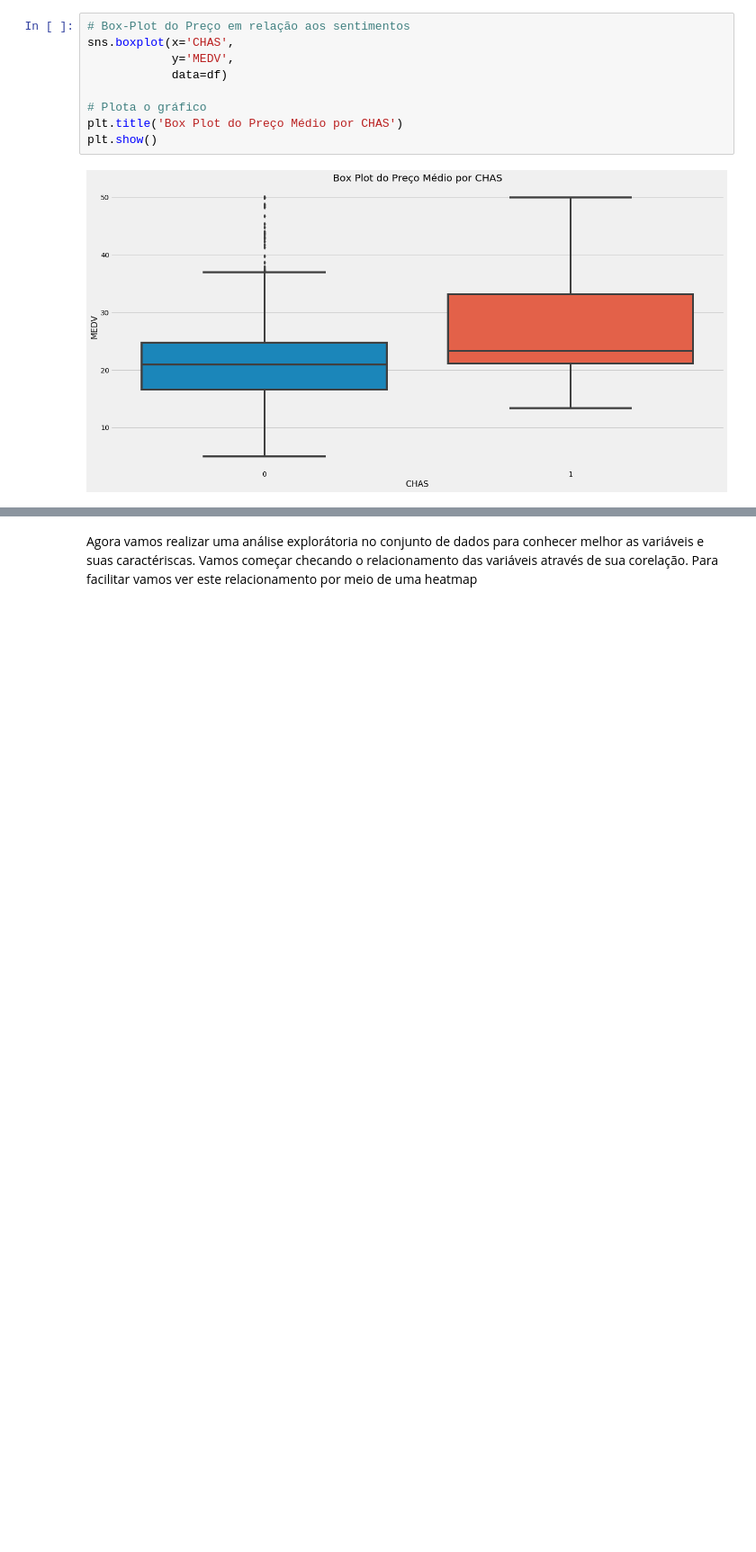
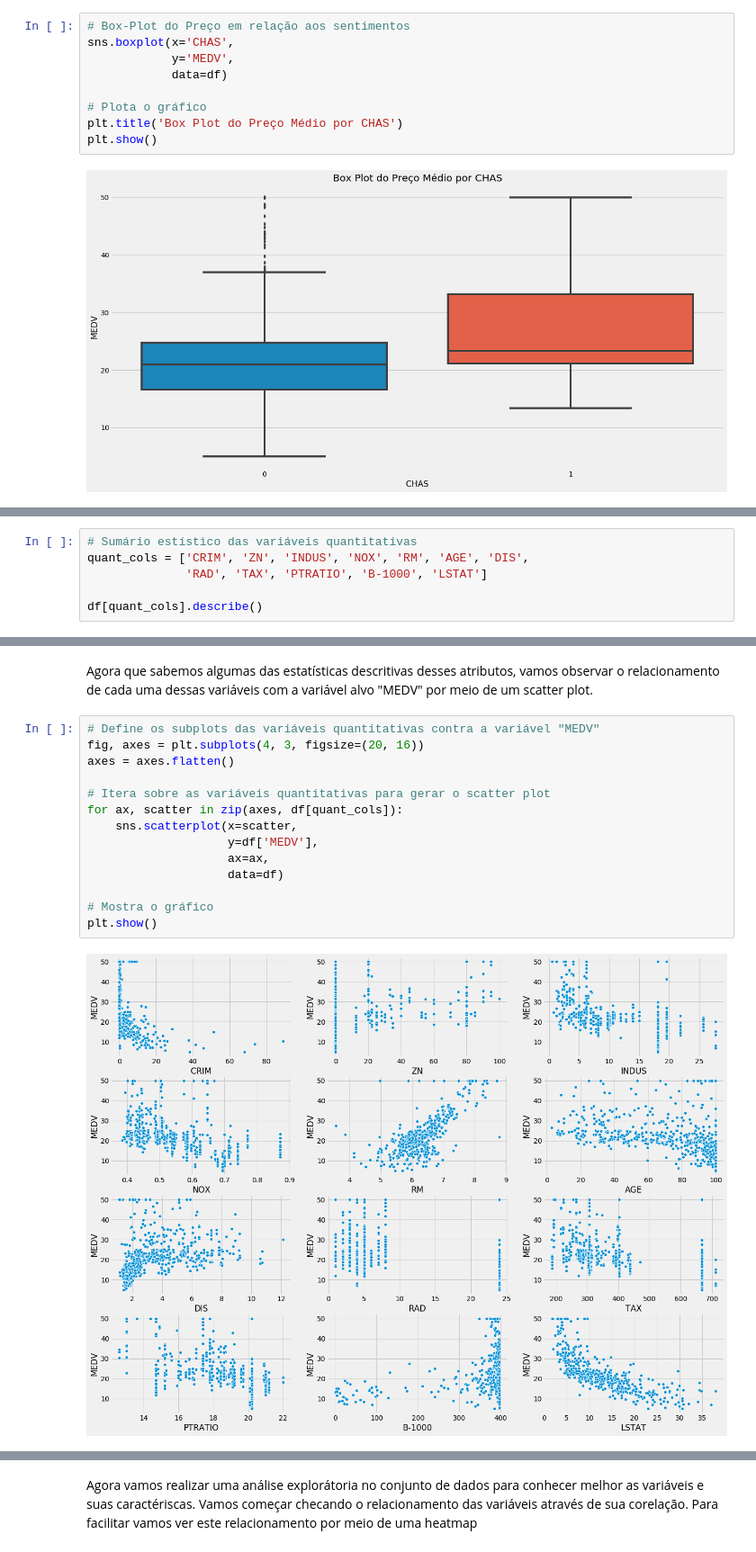
Before and after one commit to bobcastaldeli/LASSO-Regression, a Jupyter notebook: LassoRegression.ipynb, the cells around one changed output, grey strips where cells are left out. Shown at 90% size. Drawn from its saved outputs; the diff is of its cells as text; blank space fills up the shorter version.

```diff
--- a/LassoRegression.ipynb
+++ b/LassoRegression.ipynb
@@ -184,0 +172,6 @@ df.describe()
+# %%
+# Sumário estístico das variáveis quantitativas
+quant_cols = ['CRIM', 'ZN', 'INDUS', 'NOX', 'RM', 'AGE', 'DIS',
+              'RAD', 'TAX', 'PTRATIO', 'B-1000', 'LSTAT']
+
+df[quant_cols].describe()
@@ -184,0 +188,18 @@ df.describe()
+# %% [markdown]
+Agora que sabemos algumas das estatísticas descritivas desses atributos, vamos observar o relacionamento de cada uma dessas variáveis com a variável alvo "MEDV" por meio de um scatter plot.
+# %%
+# Define os subplots das variáveis quantitativas contra a variável "MEDV"
+fig, axes = plt.subplots(4, 3, figsize=(20, 16))
+axes = axes.flatten()
+
+# Itera sobre as variáveis quantitativas para gerar o scatter plot
+for ax, scatter in zip(axes, df[quant_cols]):
+    sns.scatterplot(x=scatter,
+                    y=df['MEDV'],
+                    ax=ax,
+                    data=df)
+
+# Mostra o gráfico
+plt.show()
+# %% [output]
+[figure, added]
```
Also changed, not shown: parts of 21 cells of this notebook.
